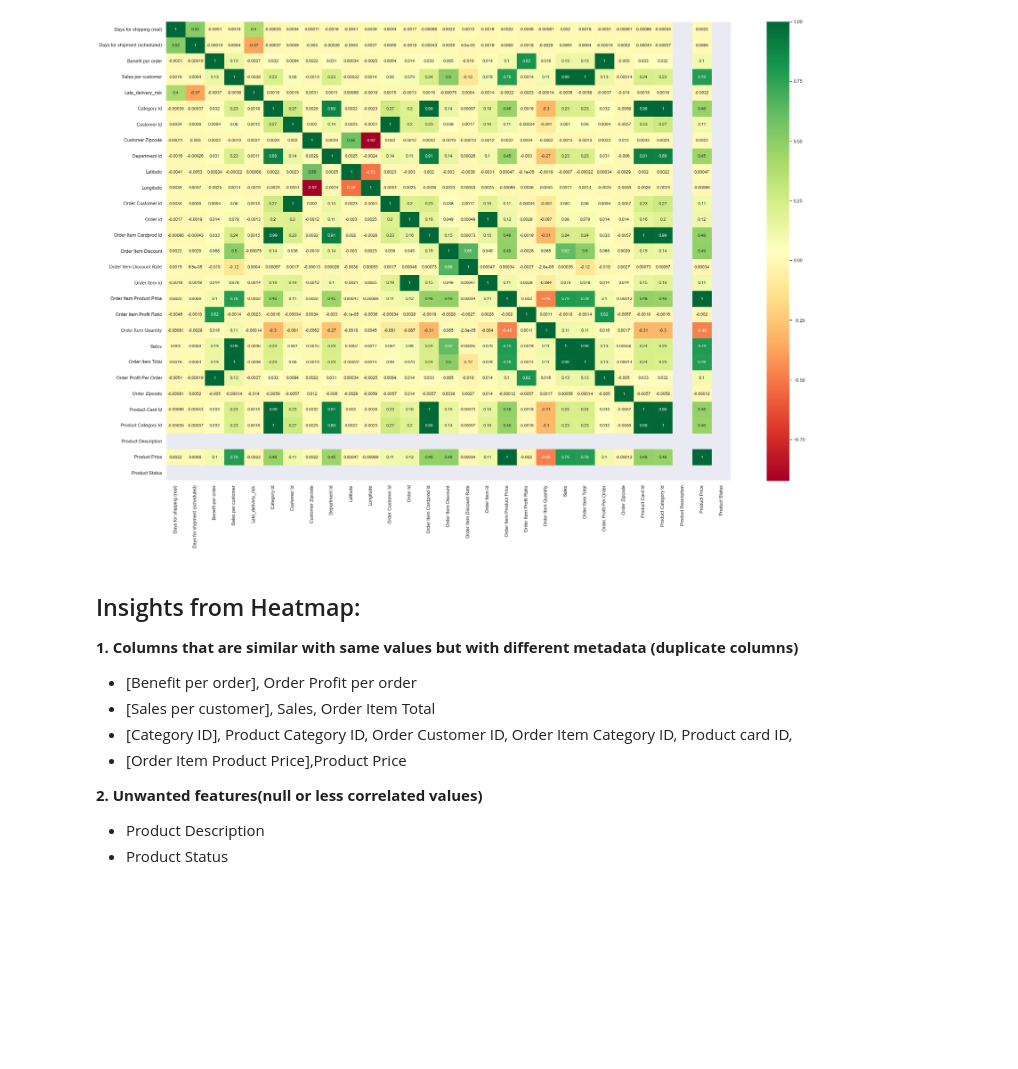
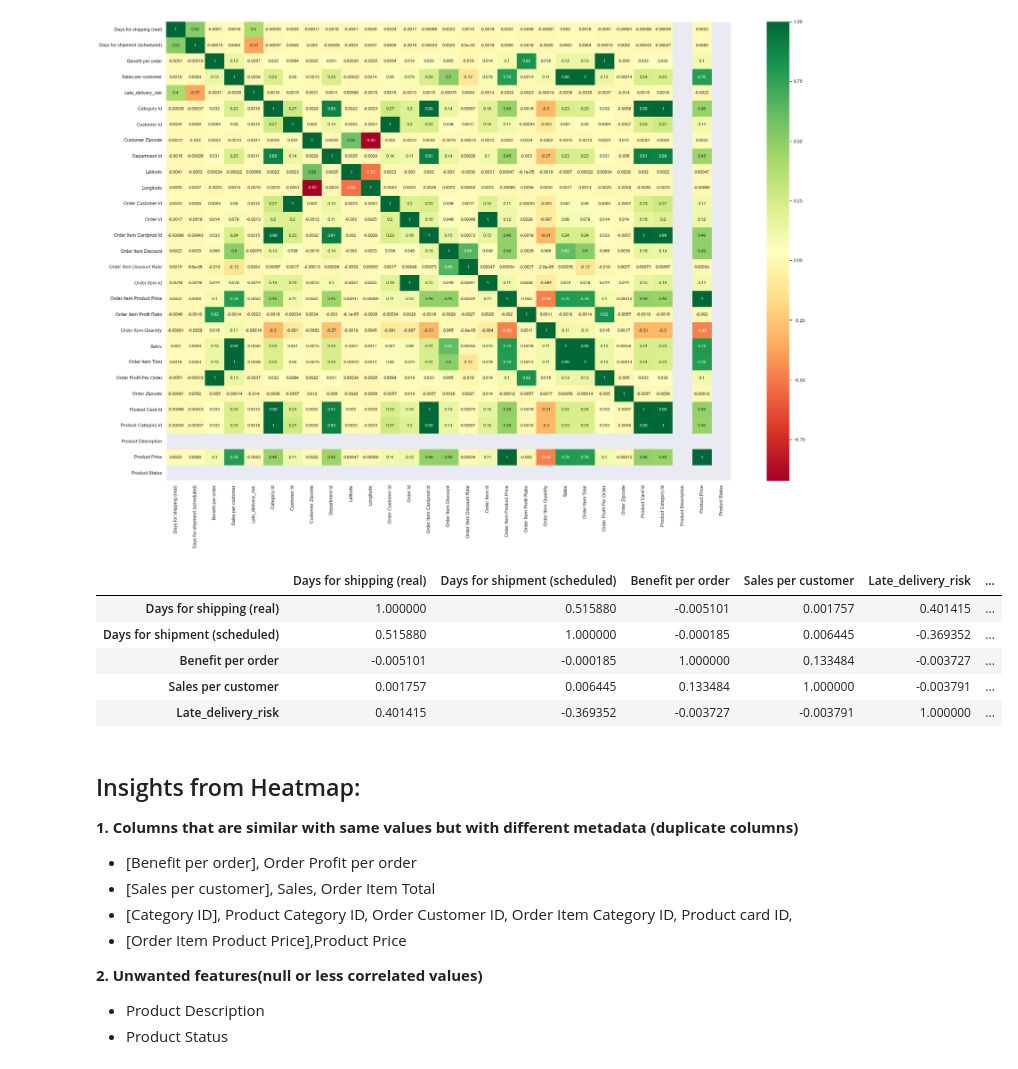
Before and after one commit to vishalsmak/supply-chain-orchestration, a Jupyter notebook: src/scm-notebook/scm_multi_model.ipynb, the cells around one changed output. Drawn from its saved outputs; the diff is of its cells as text; code cells hidden in the pictures; blank space fills up the shorter version.

```diff
--- a/src/scm-notebook/scm_multi_model.ipynb
+++ b/src/scm-notebook/scm_multi_model.ipynb
@@ -236,6 +199,16 @@ plt.figure(figsize=(30,20))
 g=sns.heatmap(data[top].corr(),annot=True,cmap="RdYlGn")
 # %% [output]
 [figure]
+# %%
+corrmap = data.corr()
+corrmap.head()
+# %% [output]
+|  | Days for shipping (real) | Days for shipment (scheduled) | Benefit per order | Sales per customer | Late_delivery_risk | ... |
+| Days for shipping (real) | 1.000000 | 0.515880 | -0.005101 | 0.001757 | 0.401415 | ... |
+| Days for shipment (scheduled) | 0.515880 | 1.000000 | -0.000185 | 0.006445 | -0.369352 | ... |
+| Benefit per order | -0.005101 | -0.000185 | 1.000000 | 0.133484 | -0.003727 | ... |
+| Sales per customer | 0.001757 | 0.006445 | 0.133484 | 1.000000 | -0.003791 | ... |
+| Late_delivery_risk | 0.401415 | -0.369352 | -0.003727 | -0.003791 | 1.000000 | ... |
 # %% [markdown]
 ## Insights from Heatmap:
 **1. Columns that are similar with same values but with different metadata (duplicate columns)**
```
Also changed, not shown: parts of 7 cells of this notebook, 2 other files.
